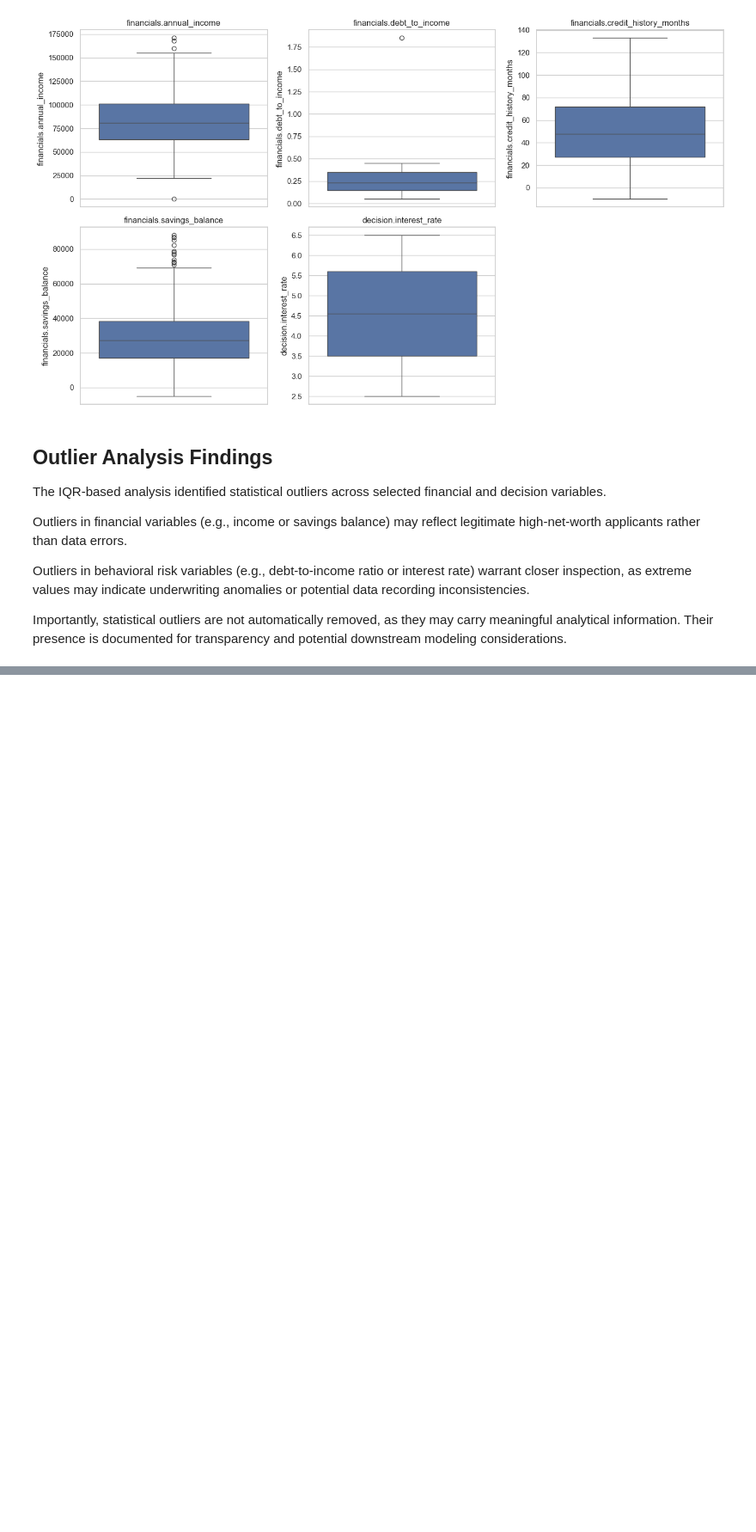
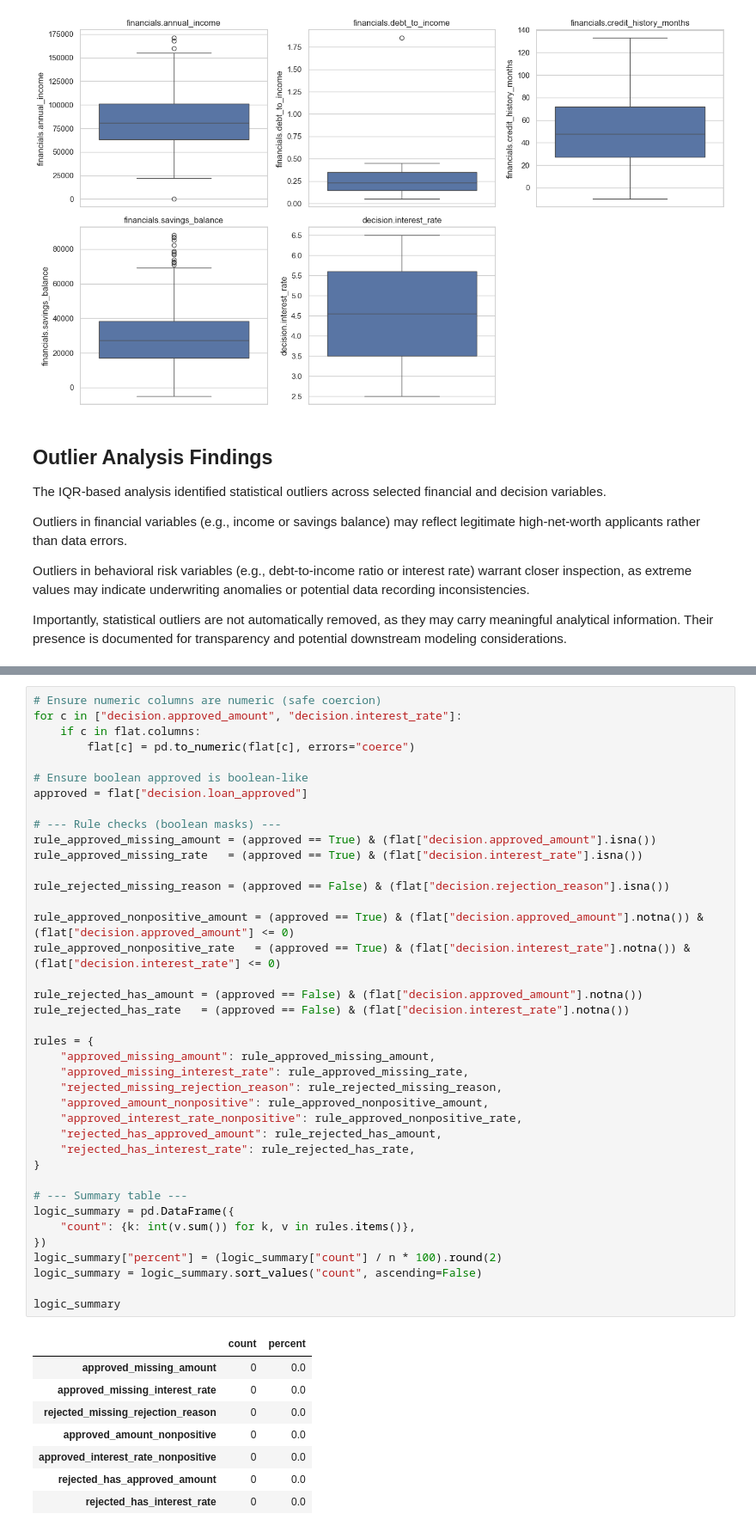
Before and after one commit to jmroque7/dego-project-team-14-TXB, a Jupyter notebook: Notebooks/01-data-quality.ipynb, the cells around one changed output, grey strips where cells are left out. Shown at 86% size. Saved outputs shown, nothing was run; the diff lists cells and outputs as text; blank space fills up the shorter version.

```diff
--- a/Notebooks/01-data-quality.ipynb
+++ b/Notebooks/01-data-quality.ipynb
@@ -694,0 +716,48 @@ Importantly, statistical outliers are not automatically removed, as they may car
+# %%
+# Ensure numeric columns are numeric (safe coercion)
+for c in ["decision.approved_amount", "decision.interest_rate"]:
+    if c in flat.columns:
+        flat[c] = pd.to_numeric(flat[c], errors="coerce")
+
+# Ensure boolean approved is boolean-like
+approved = flat["decision.loan_approved"]
+
+# --- Rule checks (boolean masks) ---
+rule_approved_missing_amount = (approved == True) & (flat["decision.approved_amount"].isna())
+rule_approved_missing_rate   = (approved == True) & (flat["decision.interest_rate"].isna())
+
+rule_rejected_missing_reason = (approved == False) & (flat["decision.rejection_reason"].isna())
+
+rule_approved_nonpositive_amount = (approved == True) & (flat["decision.approved_amount"].notna()) & (flat["decision.approved_amount"] <= 0)
+rule_approved_nonpositive_rate   = (approved == True) & (flat["decision.interest_rate"].notna()) & (flat["decision.interest_rate"] <= 0)
+
+rule_rejected_has_amount = (approved == False) & (flat["decision.approved_amount"].notna())
+rule_rejected_has_rate   = (approved == False) & (flat["decision.interest_rate"].notna())
+
+rules = {
+    "approved_missing_amount": rule_approved_missing_amount,
+    "approved_missing_interest_rate": rule_approved_missing_rate,
+    "rejected_missing_rejection_reason": rule_rejected_missing_reason,
+    "approved_amount_nonpositive": rule_approved_nonpositive_amount,
+    "approved_interest_rate_nonpositive": rule_approved_nonpositive_rate,
+    "rejected_has_approved_amount": rule_rejected_has_amount,
+    "rejected_has_interest_rate": rule_rejected_has_rate,
+}
+
+# --- Summary table ---
+logic_summary = pd.DataFrame({
+    "count": {k: int(v.sum()) for k, v in rules.items()},
+})
+logic_summary["percent"] = (logic_summary["count"] / n * 100).round(2)
+logic_summary = logic_summary.sort_values("count", ascending=False)
+
+logic_summary
+# %% [output]
+|  | count | percent |
+| approved_missing_amount | 0 | 0.0 |
+| approved_missing_interest_rate | 0 | 0.0 |
+| rejected_missing_rejection_reason | 0 | 0.0 |
+| approved_amount_nonpositive | 0 | 0.0 |
+| approved_interest_rate_nonpositive | 0 | 0.0 |
+| rejected_has_approved_amount | 0 | 0.0 |
+| rejected_has_interest_rate | 0 | 0.0 |
```
Also changed, not shown: parts of 17 cells of this notebook.
